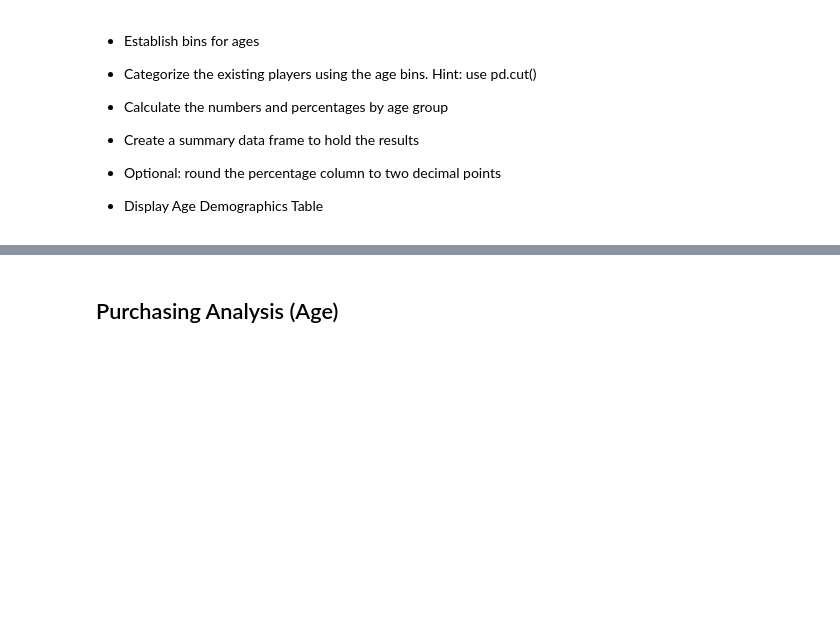
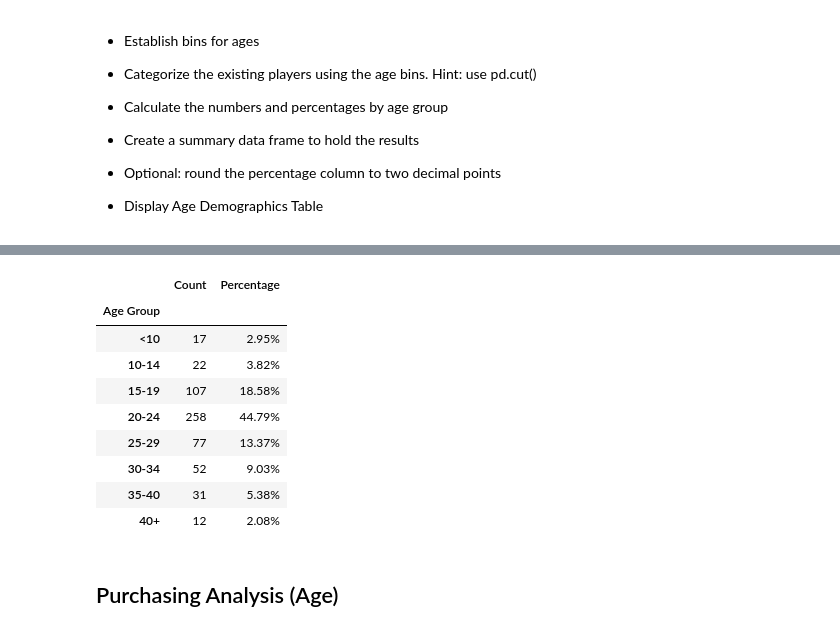
Before and after one commit to mrcjbf/pandas-homework, a Jupyter notebook: HeroesOfPymoli/heros_copy.ipynb, the cells around one changed output, grey strips where cells are left out. Saved outputs shown, nothing was run; the diff lists cells and outputs as text; code cells hidden in the pictures; blank space fills up the shorter version.

```diff
--- a/HeroesOfPymoli/heros_copy.ipynb
+++ b/HeroesOfPymoli/heros_copy.ipynb
@@ -37,0 +32,9 @@ TotalPlayers
+# %%
+
+#clean dataframe of repeat values and unnecessary columns, reindex dataframe
+pd_df_unique = purchase_data[["SN","Gender", "Age"]].drop_duplicates()
+pd_df_unique.set_index(["SN"],drop=True, inplace=True)
+
+#total players
+TotalPlayers = pd_df_unique["Gender"].count()
+TotalPlayers
@@ -139,3 +184,36 @@ pd_df_summary
+# %%
+#bins and labels
+blabels = ['<10', '10-14', '15-19', '20-24', '25-29', '30-34','35-40','40+']
+bins = [0, 9, 14, 19, 24, 29,34,39,200]
+
+#add column
+pd_df_unique["Age Group"] =  pd.cut(pd_df_unique["Age"], bins, labels=blabels)
+
+#new count dataframe
+pd_df_age_group = pd_df_unique.groupby("Age Group").count()
+
+#rename count column
+pd_df_age_group = pd_df_age_group[["Gender"]].rename(columns={'Gender':'Count'})
+
+#add percentage
+pd_df_age_group["Percentage"] = (pd_df_age_group["Count"]/pd_df_age_group["Count"].sum())*100
+
+#format
+pd_df_age_group["Percentage"] = pd_df_age_group["Percentage"].map("{0:.02f}%".format)
+
+#print
+pd_df_age_group
+# %% [output]
+|  | Count | Percentage |
+| Age Group |  |  |
+| <10 | 17 | 2.95% |
+| 10-14 | 22 | 3.82% |
+| 15-19 | 107 | 18.58% |
+| 20-24 | 258 | 44.79% |
+| 25-29 | 77 | 13.37% |
+| 30-34 | 52 | 9.03% |
+| 35-40 | 31 | 5.38% |
+| 40+ | 12 | 2.08% |
 # %% [markdown]
 ## Purchasing Analysis (Age)
 # %% [markdown]
```
Also changed, not shown: parts of 15 cells of this notebook.
